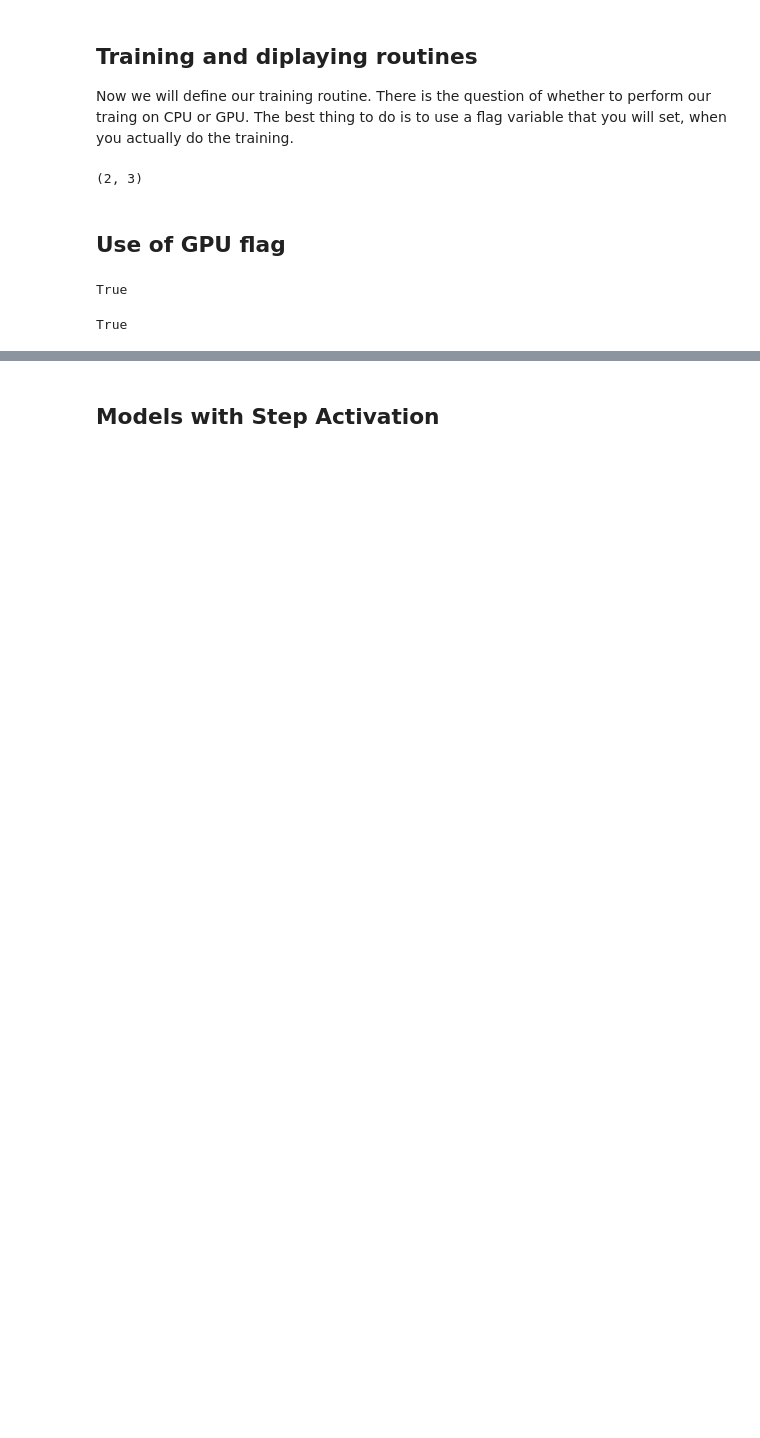
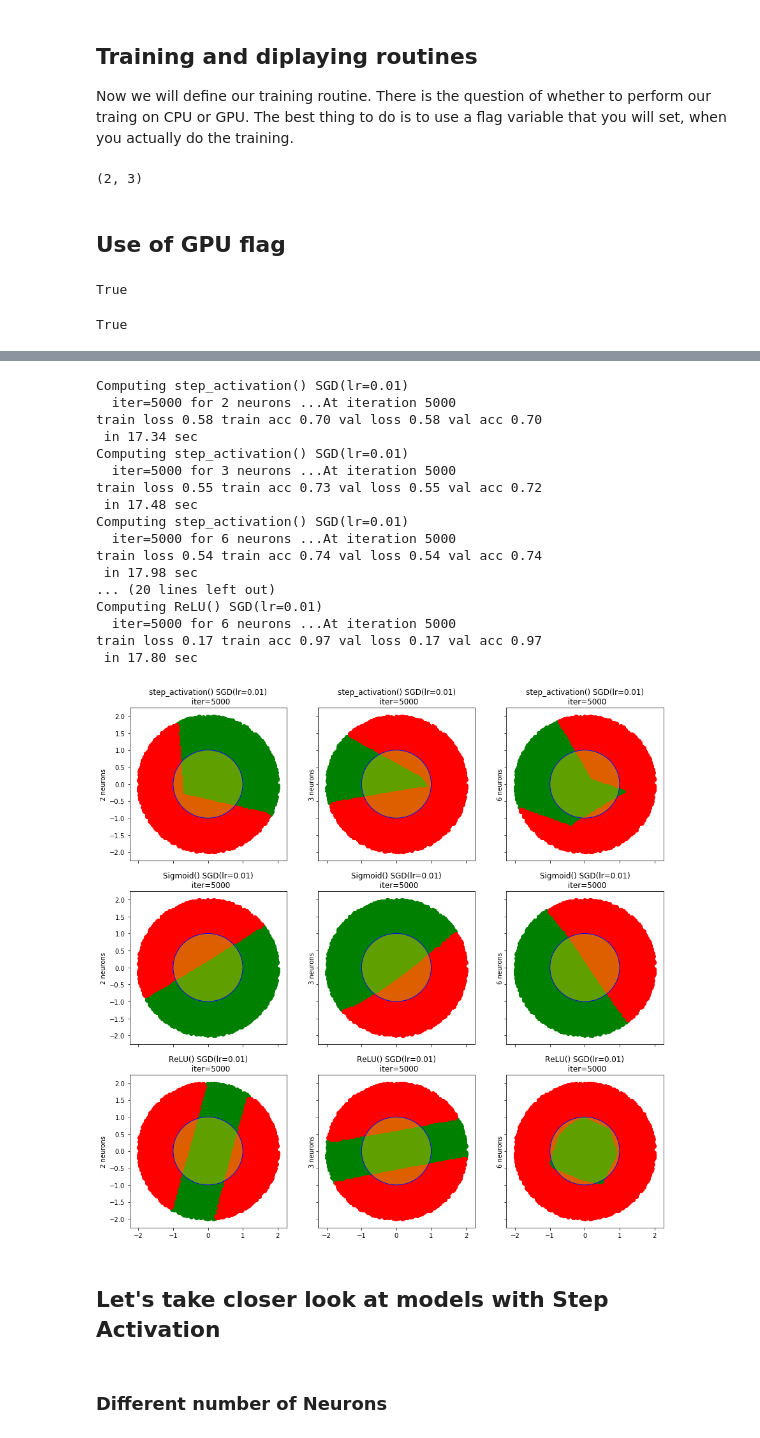
Before and after one commit to datamove/dl-notebooks, a Jupyter notebook: PyTorch-activations-demo.ipynb, the cells around one changed output, grey strips where cells are left out. Drawn from its saved outputs; the diff is of its cells as text; code cells hidden in the pictures; blank space fills up the shorter version.

```diff
--- a/PyTorch-activations-demo.ipynb
+++ b/PyTorch-activations-demo.ipynb
@@ -255,4 +422,36 @@ True
+# %%
+n_samples = 100000
+dataset = mk_dataset(n_samples)
+testx= dataset[-2]
+# %%
+activations = [(step_activation, ()),(nn.Sigmoid, ()), (nn.ReLU, ())]
+n_hidden_neurons = [2, 3, 6]
+n_epochs = 5000
+
+models = compute_models(activations, n_hidden_neurons, dataset,
+                       optimizers=optimizers, opti_params=opti_params,
+                       n_epochs=n_epochs, gpu=gpu)
+print_models(models, testx)
+# %% [output]
+Computing step_activation() SGD(lr=0.01)
+  iter=5000 for 2 neurons ...At iteration 5000
+train loss 0.58 train acc 0.70 val loss 0.58 val acc 0.70
+ in 17.34 sec
+Computing step_activation() SGD(lr=0.01)
+  iter=5000 for 3 neurons ...At iteration 5000
+train loss 0.55 train acc 0.73 val loss 0.55 val acc 0.72
+ in 17.48 sec
+Computing step_activation() SGD(lr=0.01)
+  iter=5000 for 6 neurons ...At iteration 5000
+train loss 0.54 train acc 0.74 val loss 0.54 val acc 0.74
+ in 17.98 sec
+... (20 lines left out)
+Computing ReLU() SGD(lr=0.01)
+  iter=5000 for 6 neurons ...At iteration 5000
+train loss 0.17 train acc 0.97 val loss 0.17 val acc 0.97
+ in 17.80 sec
+[figure, added]
 # %% [markdown]
-## Models with Step Activation
+## Let's take closer look at models with Step Activation
 # %%
 n_samples = 10000
@@ -260 +460,3 @@ dataset, testx, _ = mk_dataset(n_samples)
+# %% [markdown]
+### Different number of Neurons
 # %%
```
Also changed, not shown: parts of 34 cells of this notebook.
